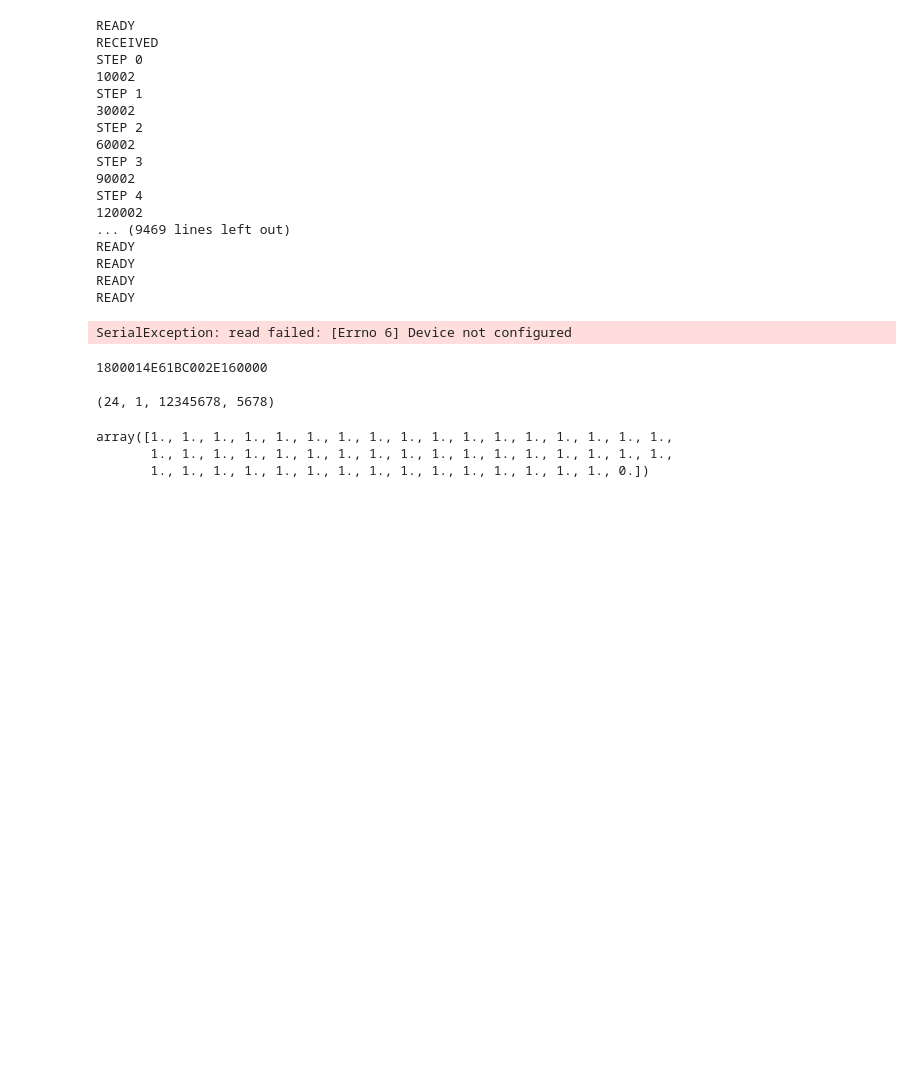
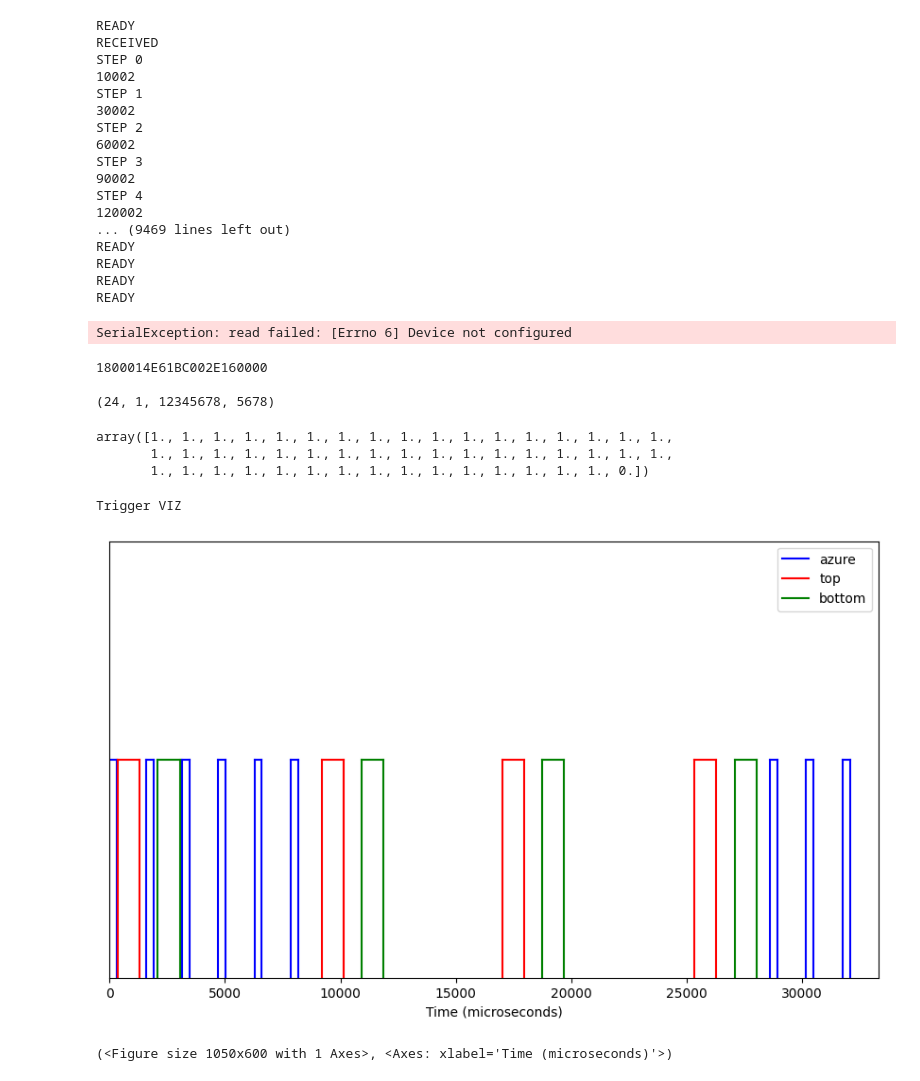
Before and after one commit to dattalab-6-cam/multicamera_acquisition, a Jupyter notebook: arduino_firmware/caleb_refactor_test.ipynb, the cells around one changed output. Saved outputs shown, nothing was run; the diff lists cells and outputs as text; code cells hidden in the pictures; blank space fills up the shorter version.

Commit message:
commit partially working MCU interface code so I can pull in other changes from main refactor branch

```diff
--- a/arduino_firmware/caleb_refactor_test.ipynb
+++ b/arduino_firmware/caleb_refactor_test.ipynb
@@ -87,3 +87,11 @@ basis_values.sum(0)
 array([1., 1., 1., 1., 1., 1., 1., 1., 1., 1., 1., 1., 1., 1., 1., 1., 1.,
        1., 1., 1., 1., 1., 1., 1., 1., 1., 1., 1., 1., 1., 1., 1., 1., 1.,
        1., 1., 1., 1., 1., 1., 1., 1., 1., 1., 1., 1., 1., 1., 1., 0.])
+# %%
+from multicamera_acquisition.interfaces.arduino import Arduino, viz_triggers
+arduino = Arduino(basename='foo')
+viz_triggers(arduino.config)
+# %% [output]
+Trigger VIZ
+[figure, added]
+(<Figure size 1050x600 with 1 Axes>, <Axes: xlabel='Time (microseconds)'>)
```
Also changed, not shown: 8 other files.
